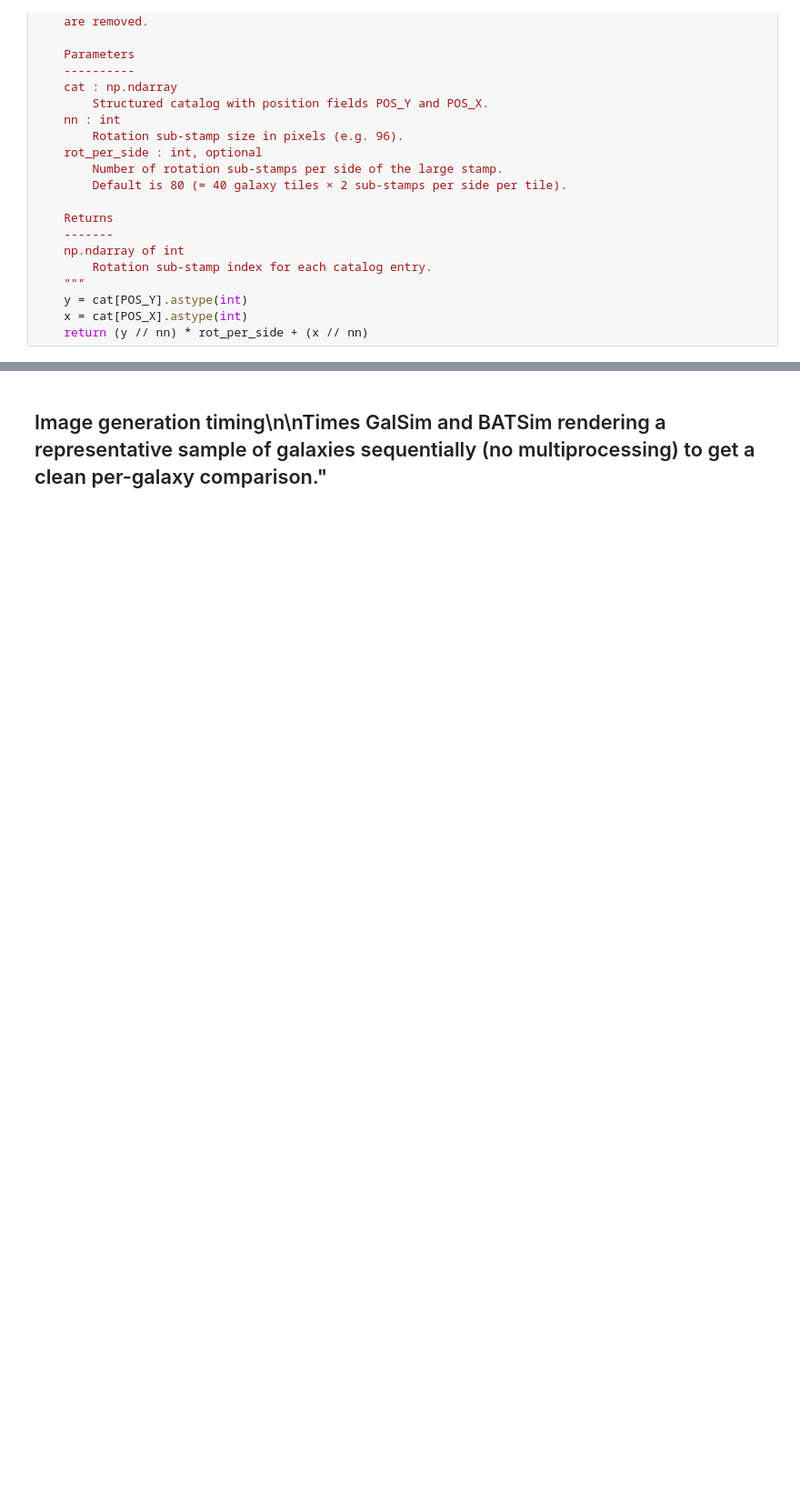
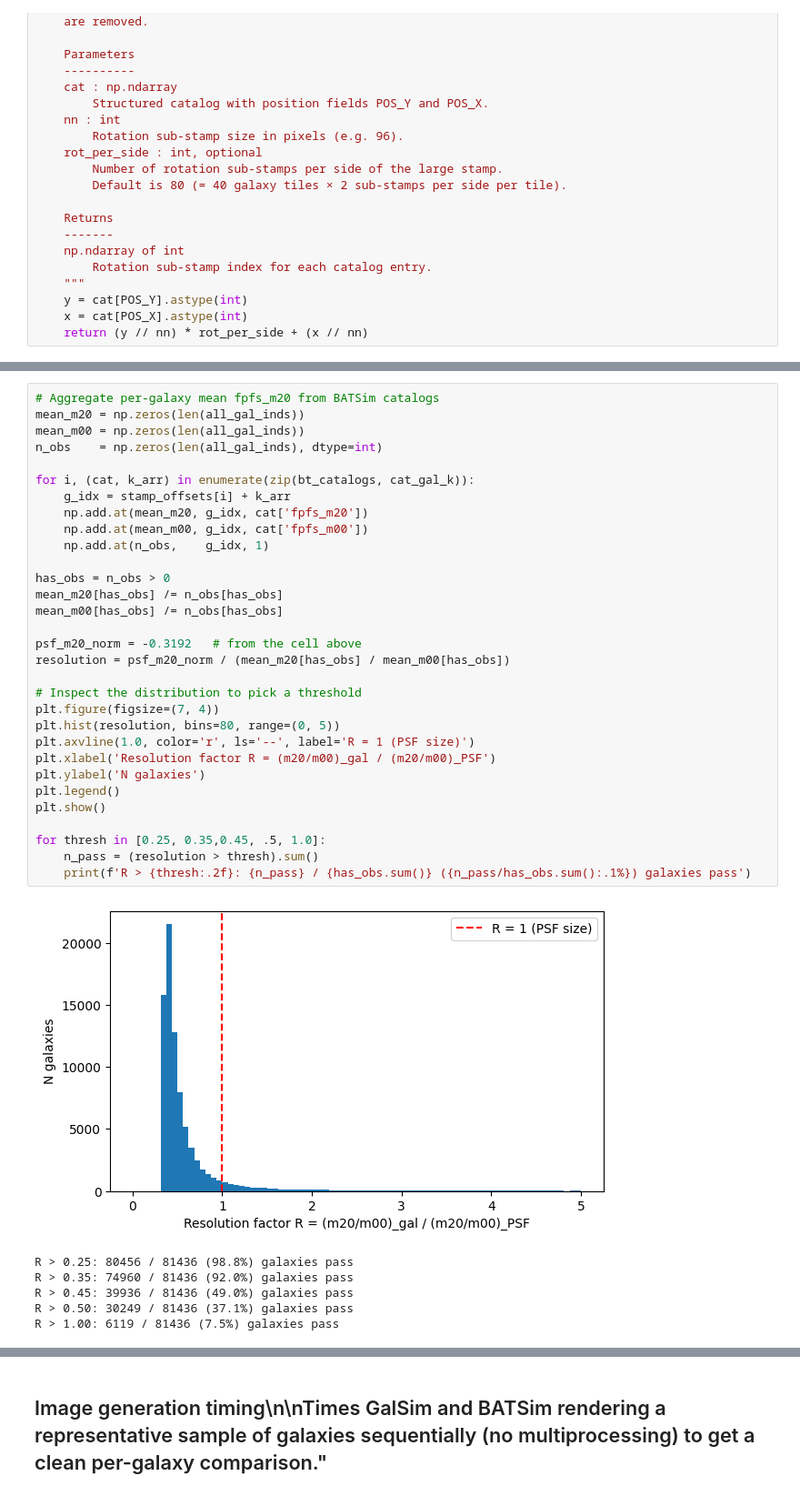
Before and after one commit to CMacM/BATSim, a Jupyter notebook: notebooks/validation/new_shear_accuracy.ipynb, the cells around one changed output, grey strips where cells are left out. Shown at 91% size. Drawn from its saved outputs; the diff is of its cells as text; blank space fills up the shorter version.

```diff
--- a/notebooks/validation/new_shear_accuracy.ipynb
+++ b/notebooks/validation/new_shear_accuracy.ipynb
@@ -367,0 +395,38 @@ Neither detected :     62  (0.1%)
+# %%
+# Aggregate per-galaxy mean fpfs_m20 from BATSim catalogs
+mean_m20 = np.zeros(len(all_gal_inds))
+mean_m00 = np.zeros(len(all_gal_inds))
+n_obs    = np.zeros(len(all_gal_inds), dtype=int)
+
+for i, (cat, k_arr) in enumerate(zip(bt_catalogs, cat_gal_k)):
+    g_idx = stamp_offsets[i] + k_arr
+    np.add.at(mean_m20, g_idx, cat['fpfs_m20'])
+    np.add.at(mean_m00, g_idx, cat['fpfs_m00'])
+    np.add.at(n_obs,    g_idx, 1)
+
+has_obs = n_obs > 0
+mean_m20[has_obs] /= n_obs[has_obs]
+mean_m00[has_obs] /= n_obs[has_obs]
+
+psf_m20_norm = -0.3192   # from the cell above
+resolution = psf_m20_norm / (mean_m20[has_obs] / mean_m00[has_obs])
+
+# Inspect the distribution to pick a threshold
+plt.figure(figsize=(7, 4))
+plt.hist(resolution, bins=80, range=(0, 5))
+plt.axvline(1.0, color='r', ls='--', label='R = 1 (PSF size)')
+plt.xlabel('Resolution factor R = (m20/m00)_gal / (m20/m00)_PSF')
+plt.ylabel('N galaxies')
+plt.legend()
+plt.show()
+
+for thresh in [0.25, 0.35,0.45, .5, 1.0]:
+    n_pass = (resolution > thresh).sum()
+    print(f'R > {thresh:.2f}: {n_pass} / {has_obs.sum()} ({n_pass/has_obs.sum():.1%}) galaxies pass')
+# %% [output]
+[figure, added]
+R > 0.25: 80456 / 81436 (98.8%) galaxies pass
+R > 0.35: 74960 / 81436 (92.0%) galaxies pass
+R > 0.45: 39936 / 81436 (49.0%) galaxies pass
+R > 0.50: 30249 / 81436 (37.1%) galaxies pass
+R > 1.00: 6119 / 81436 (7.5%) galaxies pass
```
Also changed, not shown: parts of 15 cells of this notebook, 2 other files.
